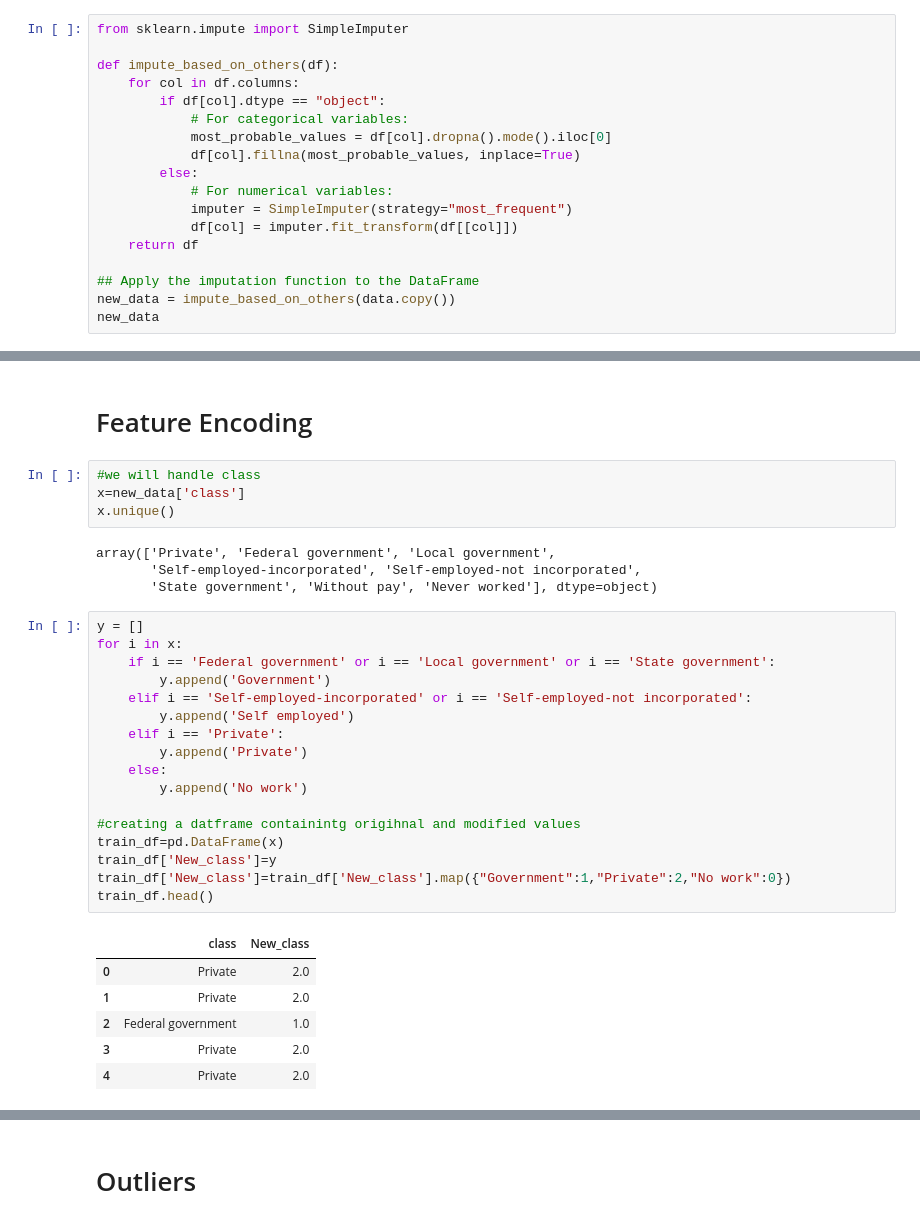
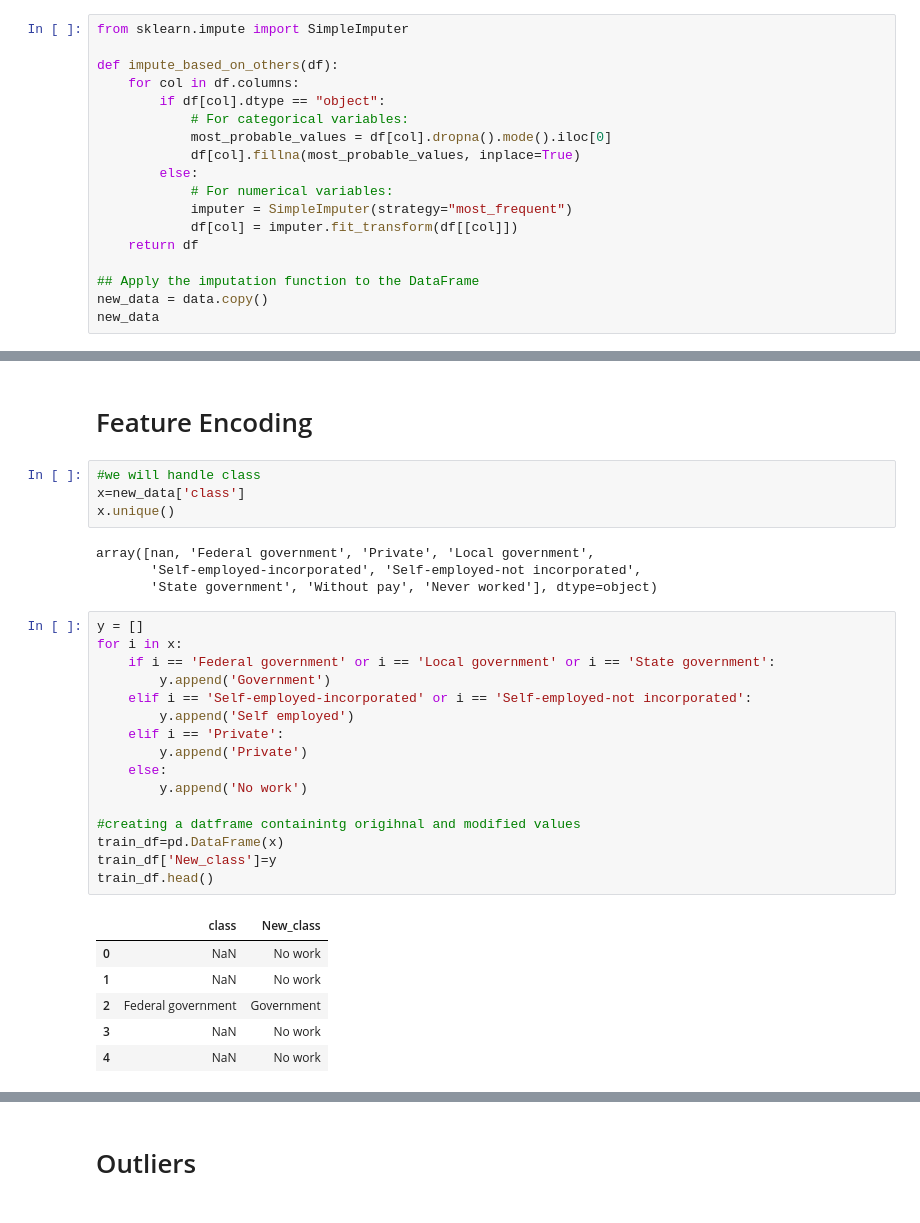
Before and after one commit to soodkunal/income-prediction, a Jupyter notebook: us 20 century.ipynb, the cells around one changed output, grey strips where cells are left out. Cells and saved outputs as stored; diff of their text form.

```diff
--- a/us 20 century.ipynb
+++ b/us 20 century.ipynb
@@ -159,7 +159,7 @@ def impute_based_on_others(df):
     return df
 
 ## Apply the imputation function to the DataFrame
-new_data = impute_based_on_others(data.copy())
+new_data = data.copy()
 new_data
 # %% [output]
 |  | ID | age | gender | education | class | education_institute | marital_status | race | ... |
@@ -199,30 +182,29 @@ new_data.isna()
 x=new_data['class']
 x.unique()
 # %% [output]
-array(['Private', 'Federal government', 'Local government',
+array([nan, 'Federal government', 'Private', 'Local government',
        'Self-employed-incorporated', 'Self-employed-not incorporated',
        'State government', 'Without pay', 'Never worked'], dtype=object)
 # %%
 y = []
 for i in x:
     if i == 'Federal government' or i == 'Local government' or i == 'State government':
         y.append('Government')
     elif i == 'Self-employed-incorporated' or i == 'Self-employed-not incorporated':
         y.append('Self employed')
     elif i == 'Private':
         y.append('Private')
     else:
         y.append('No work')
 
 #creating a datframe containintg origihnal and modified values
 train_df=pd.DataFrame(x)
 train_df['New_class']=y
-train_df['New_class']=train_df['New_class'].map({"Government":1,"Private":2,"No work":0})
 train_df.head()
 # %% [output]
 |  | class | New_class |
-| 0 | Private | 2.0 |
-| 1 | Private | 2.0 |
-| 2 | Federal government | 1.0 |
-| 3 | Private | 2.0 |
-| 4 | Private | 2.0 |
+| 0 | NaN | No work |
+| 1 | NaN | No work |
+| 2 | Federal government | Government |
+| 3 | NaN | No work |
+| 4 | NaN | No work |
```
Also changed, not shown: parts of 29 cells of this notebook.
